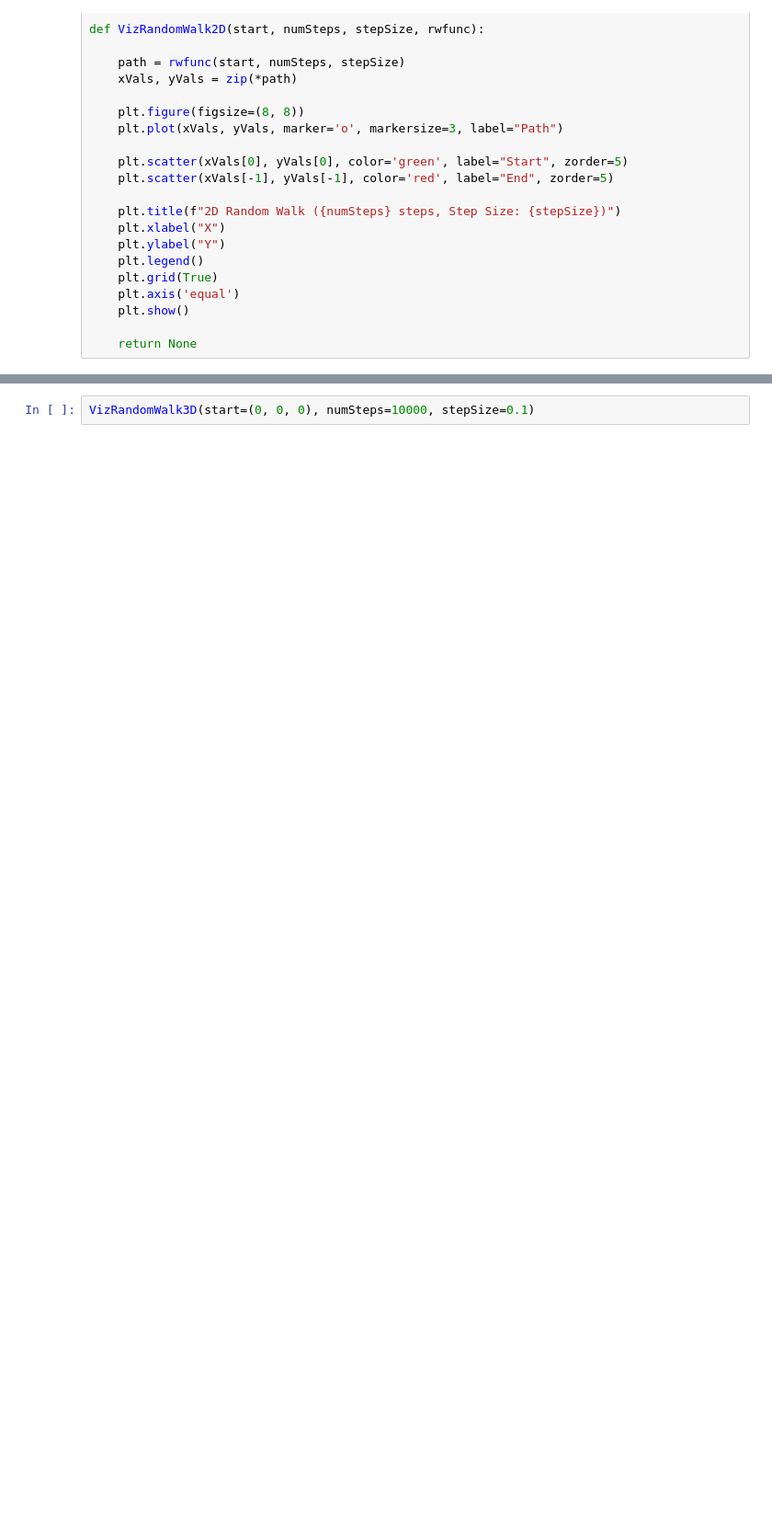
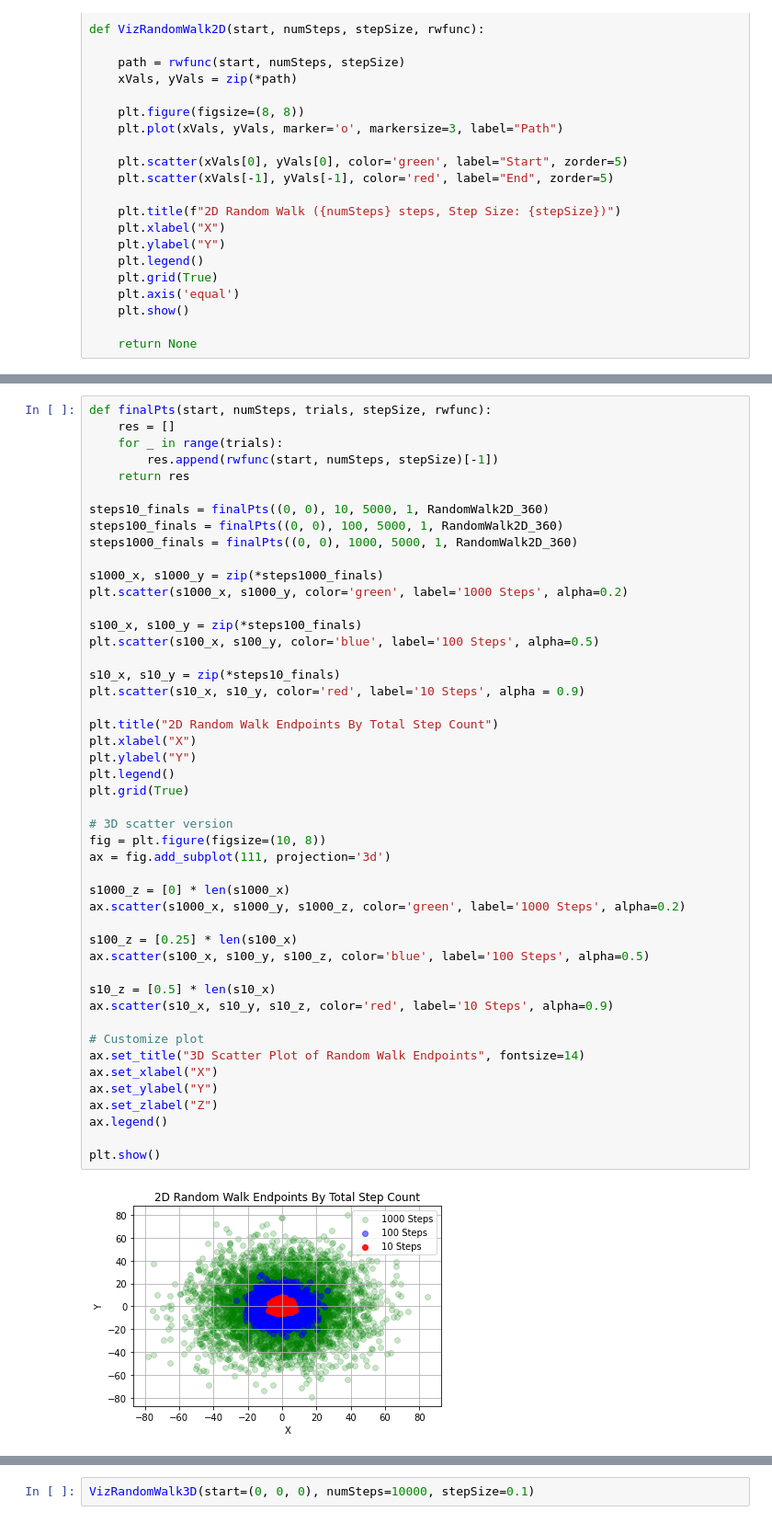
Before and after one commit to maxmandel/MonteCarlo, a Jupyter notebook: RandomWalks.ipynb, the cells around one changed output, grey strips where cells are left out. Shown at 92% size. Drawn from its saved outputs; the diff is of its cells as text; blank space fills up the shorter version.

```diff
--- a/RandomWalks.ipynb
+++ b/RandomWalks.ipynb
@@ -85,0 +114,49 @@ VizRandomWalk2D((0, 0), 10000, 0.1, RandomWalk2D_simplified)
+# %%
+def finalPts(start, numSteps, trials, stepSize, rwfunc):
+    res = []
+    for _ in range(trials):
+        res.append(rwfunc(start, numSteps, stepSize)[-1])
+    return res
+
+steps10_finals = finalPts((0, 0), 10, 5000, 1, RandomWalk2D_360)
+steps100_finals = finalPts((0, 0), 100, 5000, 1, RandomWalk2D_360)
+steps1000_finals = finalPts((0, 0), 1000, 5000, 1, RandomWalk2D_360)
+
+s1000_x, s1000_y = zip(*steps1000_finals)
+plt.scatter(s1000_x, s1000_y, color='green', label='1000 Steps', alpha=0.2)
+
+s100_x, s100_y = zip(*steps100_finals)
+plt.scatter(s100_x, s100_y, color='blue', label='100 Steps', alpha=0.5)
+
+s10_x, s10_y = zip(*steps10_finals)
+plt.scatter(s10_x, s10_y, color='red', label='10 Steps', alpha = 0.9)
+
+plt.title("2D Random Walk Endpoints By Total Step Count")
+plt.xlabel("X")
+plt.ylabel("Y")
+plt.legend()
+plt.grid(True)
+
+# 3D scatter version
+fig = plt.figure(figsize=(10, 8))
+ax = fig.add_subplot(111, projection='3d')
+
+s1000_z = [0] * len(s1000_x)
+ax.scatter(s1000_x, s1000_y, s1000_z, color='green', label='1000 Steps', alpha=0.2)
+
+s100_z = [0.25] * len(s100_x)
+ax.scatter(s100_x, s100_y, s100_z, color='blue', label='100 Steps', alpha=0.5)
+
+s10_z = [0.5] * len(s10_x)
+ax.scatter(s10_x, s10_y, s10_z, color='red', label='10 Steps', alpha=0.9)
+
+# Customize plot
+ax.set_title("3D Scatter Plot of Random Walk Endpoints", fontsize=14)
+ax.set_xlabel("X")
+ax.set_ylabel("Y")
+ax.set_zlabel("Z")
+ax.legend()
+
+plt.show()
+# %% [output]
+[figure, added]
```
Also changed, not shown: parts of 6 cells of this notebook.
